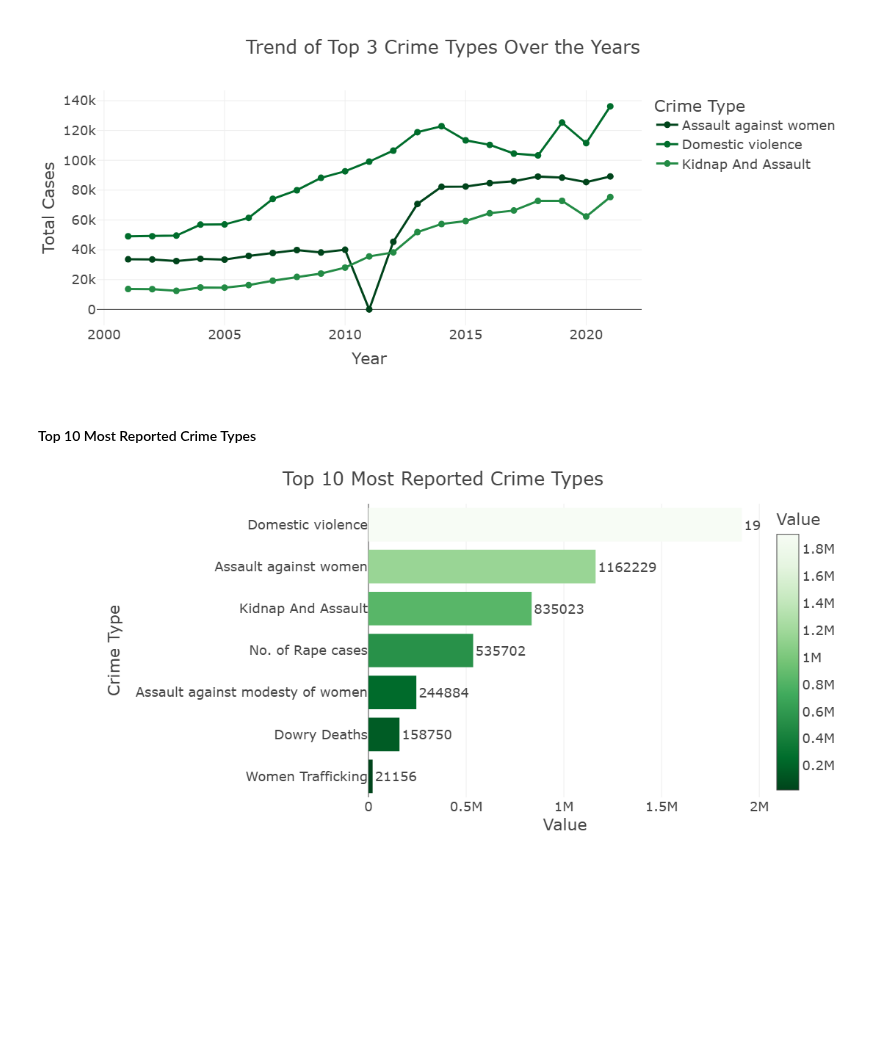
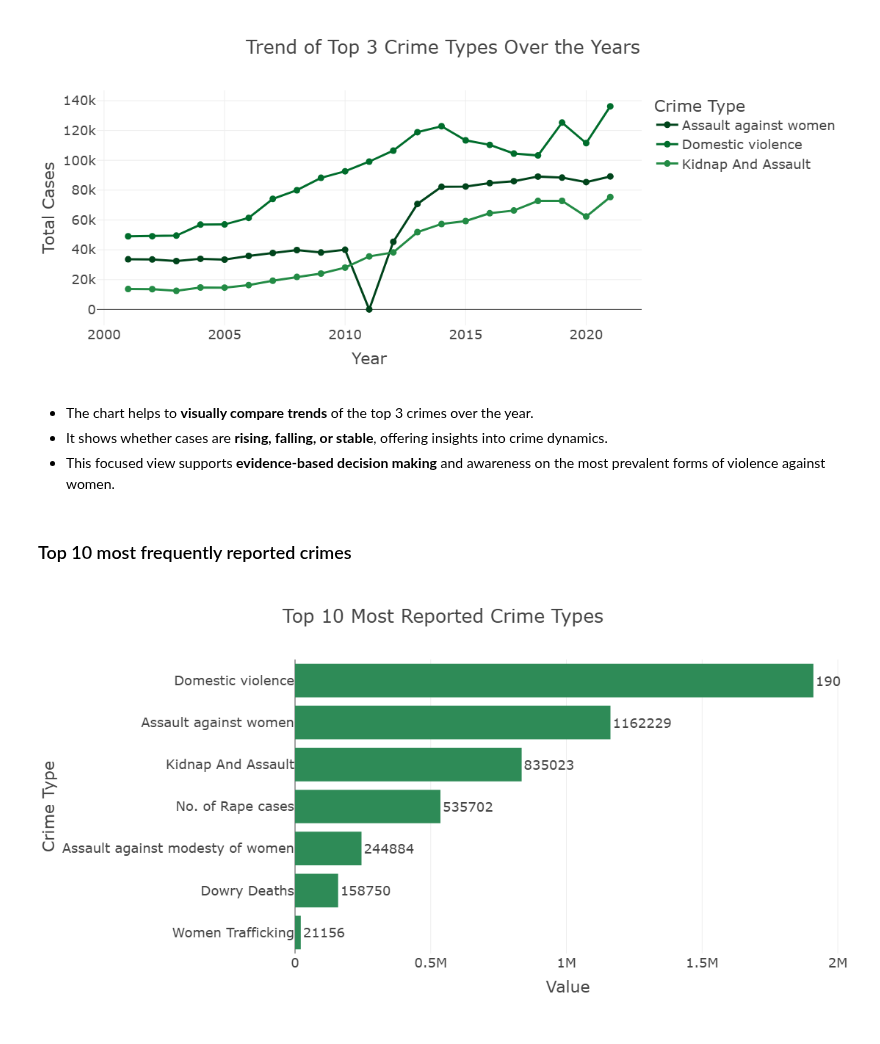
Before and after one commit to niyogitangazayvette/crime_against_on_womens, a Jupyter notebook: notebook/Data_analysis_on_crime.ipynb, the cells around one changed output. Cells and saved outputs as stored; diff of their text form; code cells hidden in the pictures; blank space fills up the shorter version.

```diff
--- a/notebook/Data_analysis_on_crime.ipynb
+++ b/notebook/Data_analysis_on_crime.ipynb
@@ -270,35 +388,38 @@ fig.write_html(os.path.join(results_dir, 'top3_crime_trends_over_years.html'))
 fig.show()
 # %% [output]
 [figure]
-# %% [markdown]
-#### Top 10 Most Reported Crime Types
+# %% [markdown]
+- The chart helps to **visually compare trends** of the top 3 crimes over the year.
+- It shows whether cases are **rising, falling, or stable**, offering insights into crime dynamics.
+- This focused view supports **evidence-based decision making** and awareness on the most prevalent forms of violence against women.
+# %% [markdown]
+### Top 10 most frequently reported crimes
 # %%
 top_crimes = crime_df.groupby('Crime Type')['Value'].sum().nlargest(10).reset_index()
 # %%
 fig = px.bar(
     top_crimes,
     x='Value',
     y='Crime Type',
     orientation='h',
-    title='Top 10 Most Reported Crime Types ',
+    title='Top 10 Most Reported Crime Types',
     text='Value',
-    color='Value',
-    color_continuous_scale=px.colors.sequential.Greens_r,
-    height=500,
-    width=900,
+    color_discrete_sequence=['seagreen'],
+    height=600,
+    width=1000,
     template='presentation'
 )
 
 fig.update_traces(textposition='outside')
 fig.update_layout(
     yaxis=dict(categoryorder='total ascending'),
-    margin=dict(l=450, r=50, t=50, b=50)
+    margin=dict(l=350, r=10, t=100, b=100)
 )
 
 fig.write_image(os.path.join(results_dir, 'Top10_most_reported_bar_plot.jpg'))
 fig.write_image(os.path.join(results_dir, 'Top10_most_reported_bar_plot.png'))
 fig.write_html(os.path.join(results_dir, 'Top10_most_reported_bar_plot.html'))
 
 fig.show()
 # %% [output]
-[figure, old version]
+[figure, new version]
```
Also changed, not shown: parts of 18 cells of this notebook, 6 other files.
